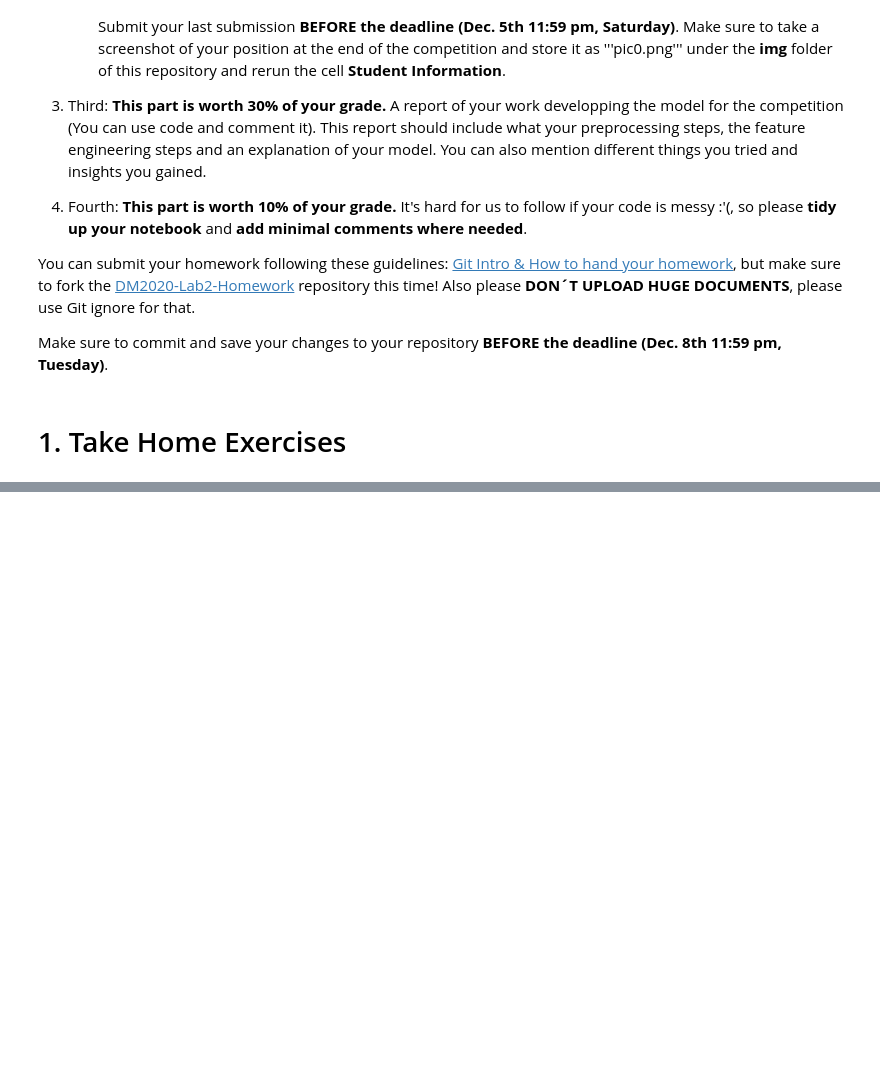
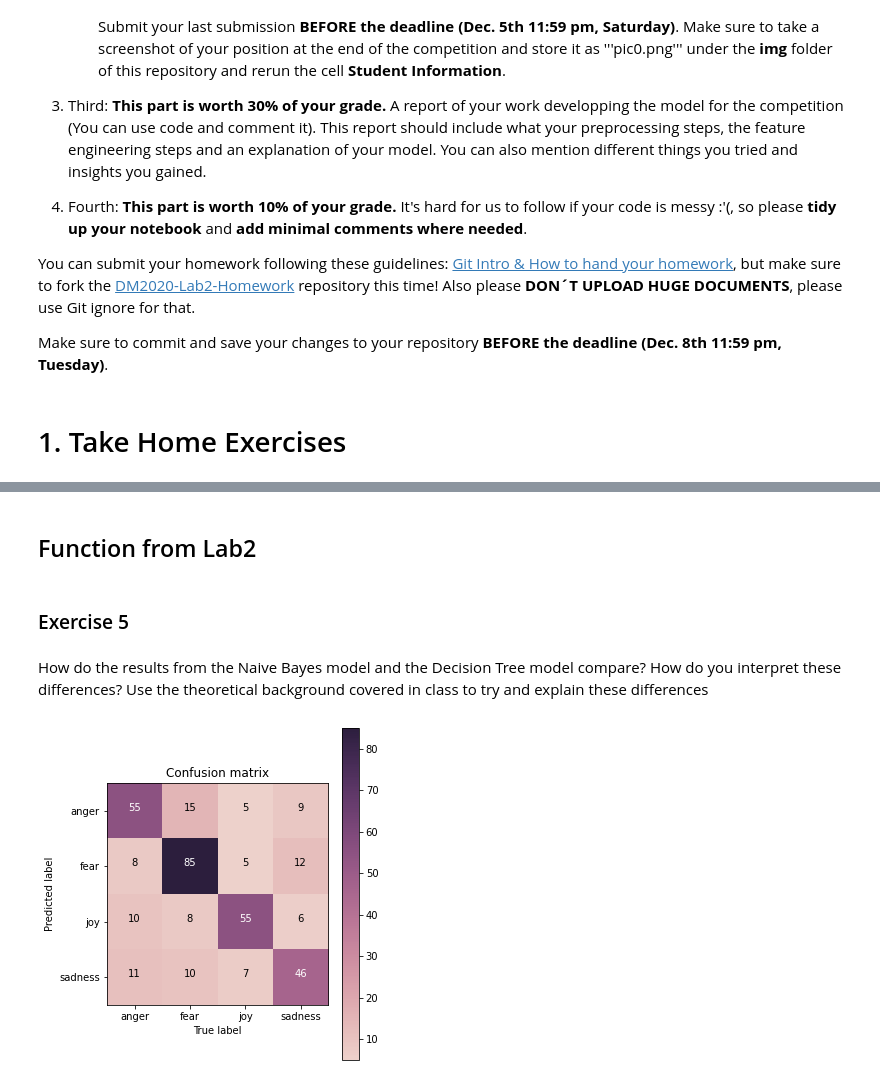
Before and after one commit to Carolhch/DM2020-Lab2-Homework, a Jupyter notebook: DM2020-Lab2-Homework.ipynb, the cells around one changed output, grey strips where cells are left out. Drawn from its saved outputs; the diff is of its cells as text; code cells hidden in the pictures; blank space fills up the shorter version.

```diff
--- a/DM2020-Lab2-Homework.ipynb
+++ b/DM2020-Lab2-Homework.ipynb
@@ -53,0 +197,4 @@ joy_train = pd.read_csv("data/semeval/train/joy-ratings-0to1.train.txt",
+# %%
+clf = MultinomialNB()
+# %%
+clf.fit(X_train, y_train)
@@ -53,0 +203,2 @@ joy_train = pd.read_csv("data/semeval/train/joy-ratings-0to1.train.txt",
+# %%
+result_clf = clf.predict(X_test)
@@ -53,0 +209,41 @@ joy_train = pd.read_csv("data/semeval/train/joy-ratings-0to1.train.txt",
+# %% [markdown]
+## Function from Lab2
+# %%
+# Funciton for visualizing confusion_matrix
+import matplotlib.pyplot as plt
+import seaborn as sns
+import numpy as np
+import itertools
+
+def plot_confusion_matrix(cm, classes, title='Confusion matrix',
+                          cmap=sns.cubehelix_palette(as_cmap=True)):
+    """
+    This function is modified from:
+    http://scikit-learn.org/stable/auto_examples/model_selection/plot_confusion_matrix.html
+    """
+    classes.sort()
+    tick_marks = np.arange(len(classes))
+
+    fig, ax = plt.subplots(figsize=(5,5))
+    im = ax.imshow(cm, interpolation='nearest', cmap=cmap)
+    ax.figure.colorbar(im, ax=ax)
+    ax.set(xticks=np.arange(cm.shape[1]),
+           yticks=np.arange(cm.shape[0]),
+           xticklabels = classes,
+           yticklabels = classes,
+           title = title,
+           xlabel = 'True label',
+           ylabel = 'Predicted label')
+
+    fmt = 'd'
+    thresh = cm.max() / 2.
+    for i, j in itertools.product(range(cm.shape[0]), range(cm.shape[1])):
+        plt.text(j, i, format(cm[i, j], fmt), horizontalalignment="center", color="white" if cm[i, j] > thresh else "black")
+    ylim_top = len(classes) - 0.5
+    plt.ylim([ylim_top, -.5])
+    plt.tight_layout()
+    plt.show()
+# %% [markdown]
+### Exercise 5
+# %% [markdown]
+How do the results from the Naive Bayes model and the Decision Tree model compare? How do you interpret these differences? Use the theoretical background covered in class to try and explain these differences
@@ -53,0 +252,6 @@ joy_train = pd.read_csv("data/semeval/train/joy-ratings-0to1.train.txt",
+# %%
+cm = confusion_matrix(y_true=y_test, y_pred=result_clf)
+my_tags = ['anger', 'fear', 'joy', 'sadness']
+plot_confusion_matrix(cm, classes=my_tags, title='Confusion matrix')
+# %% [output]
+[figure, added]
```
Also changed, not shown: parts of 53 cells of this notebook, 3 other files.
